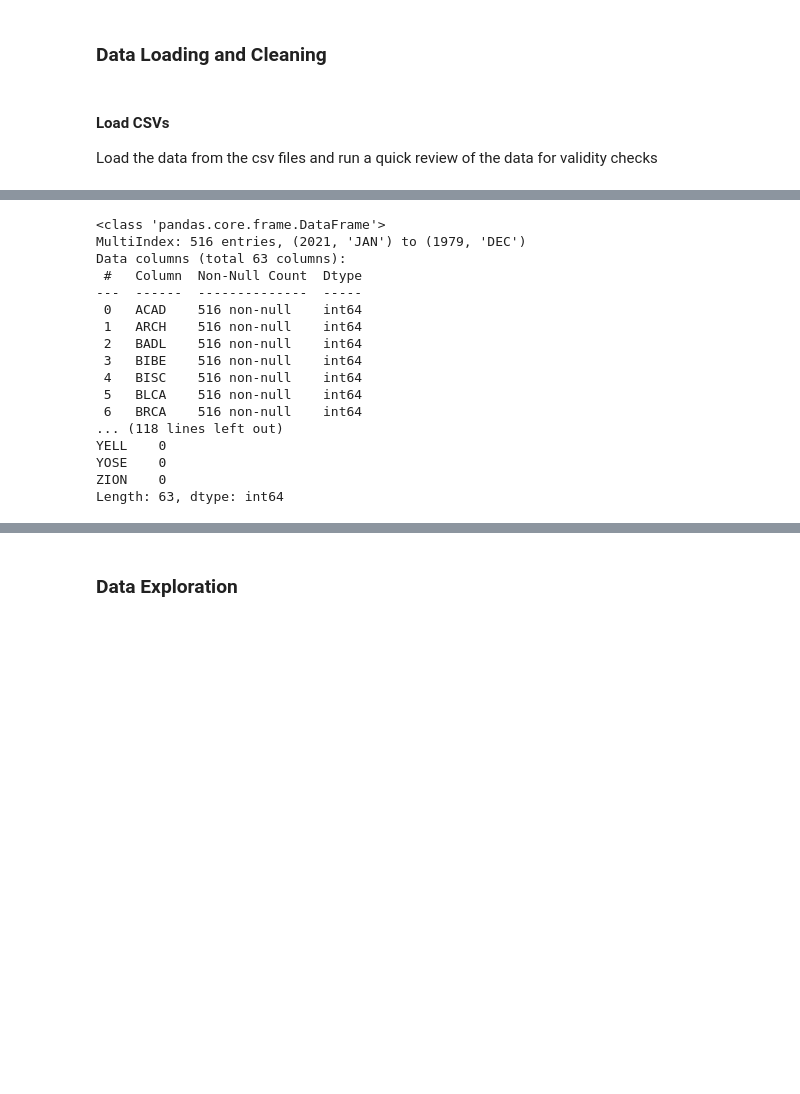
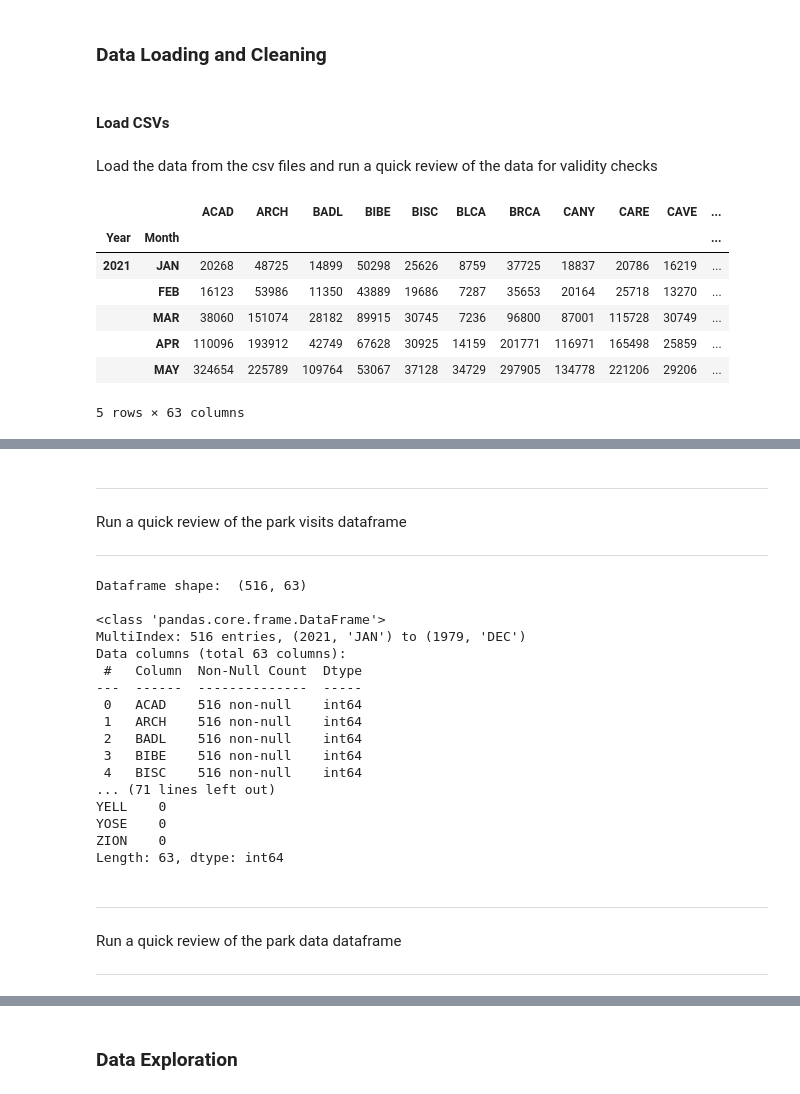
Before and after one commit to carl-schick-ds/national-parks, a Jupyter notebook: national_parks.ipynb, the cells around one changed output, grey strips where cells are left out. Cells and saved outputs as stored; diff of their text form; code cells hidden in the pictures; blank space fills up the shorter version.

```diff
--- a/national_parks.ipynb
+++ b/national_parks.ipynb
@@ -60,11 +68,23 @@ Processing: ACAD, ARCH, BADL, BIBE, BISC, BLCA, BRCA, CANY, CARE, CAVE, CHIS, CO
 # %% [markdown]
 ### Data Loading and Cleaning
+# %% [markdown]
+#### Load CSVs
 # %% [markdown]
-#### Load CSVs
 Load the data from the csv files and run a quick review of the data for validity checks
 # %%
 # Read in the CSV files
 park_visits_df = pd.read_csv('national_park_visits.csv', index_col=[0,1])
 park_data_df = pd.read_csv('national_park_data.csv', index_col=0)
-# print(park_visits_df.head())
-# print(park_data_df.head())
+
+# Display the head of each dataframe
+display(park_visits_df.head(5))
+display(park_data_df.head(5))
+# %% [output]
+|  |  | ACAD | ARCH | BADL | BIBE | BISC | BLCA | BRCA | CANY | CARE | CAVE | ... |
+| Year | Month |  |  |  |  |  |  |  |  |  |  | ... |
+| 2021 | JAN | 20268 | 48725 | 14899 | 50298 | 25626 | 8759 | 37725 | 18837 | 20786 | 16219 | ... |
+|  | FEB | 16123 | 53986 | 11350 | 43889 | 19686 | 7287 | 35653 | 20164 | 25718 | 13270 | ... |
+|  | MAR | 38060 | 151074 | 28182 | 89915 | 30745 | 7236 | 96800 | 87001 | 115728 | 30749 | ... |
+|  | APR | 110096 | 193912 | 42749 | 67628 | 30925 | 14159 | 201771 | 116971 | 165498 | 25859 | ... |
+|  | MAY | 324654 | 225789 | 109764 | 53067 | 37128 | 34729 | 297905 | 134778 | 221206 | 29206 | ... |
+5 rows × 63 columns
@@ -71,9 +98,18 @@ park_data_df = pd.read_csv('national_park_data.csv', index_col=0)
+# %% [markdown]
+***
+Run a quick review of the park visits dataframe
+***
 # %%
 # Quick review of Park Visits data
+print('Dataframe shape: ', park_visits_df.shape)
+print()
 print(park_visits_df.info())
-print(park_visits_df.describe())
+print()
+print("Count of NA values in each column")
 print(park_visits_df.isna().sum())
 # %% [output]
+Dataframe shape:  (516, 63)
+
 <class 'pandas.core.frame.DataFrame'>
 MultiIndex: 516 entries, (2021, 'JAN') to (1979, 'DEC')
 Data columns (total 63 columns):
@@ -84,12 +120,14 @@ Data columns (total 63 columns):
  2   BADL    516 non-null    int64
  3   BIBE    516 non-null    int64
  4   BISC    516 non-null    int64
- 5   BLCA    516 non-null    int64
- 6   BRCA    516 non-null    int64
-... (118 lines left out)
+... (71 lines left out)
 YELL    0
 YOSE    0
 ZION    0
 Length: 63, dtype: int64
+# %% [markdown]
+***
+Run a quick review of the park data dataframe
+***
 # %%
 # Quick review of Park Data data
```
Also changed, not shown: parts of 40 cells of this notebook.
